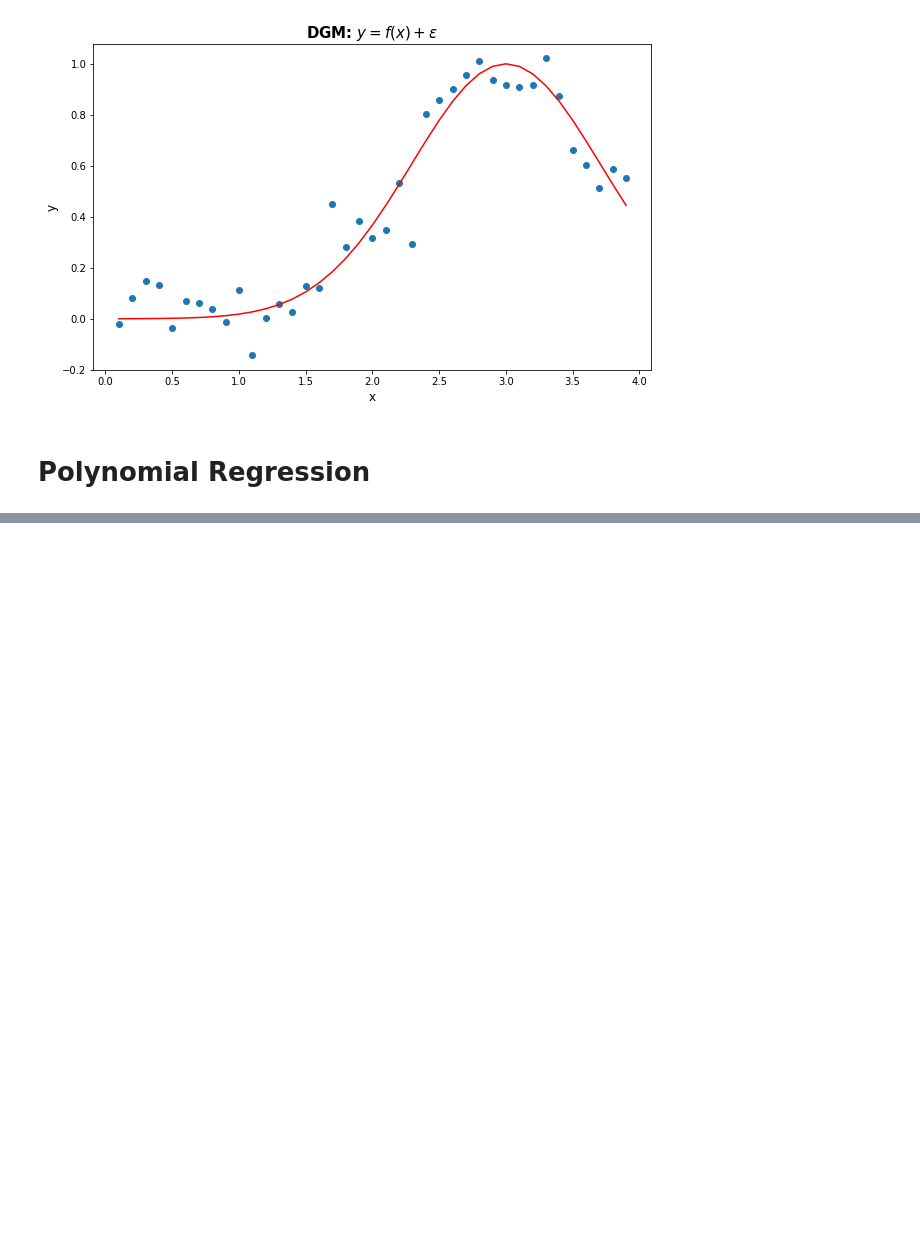
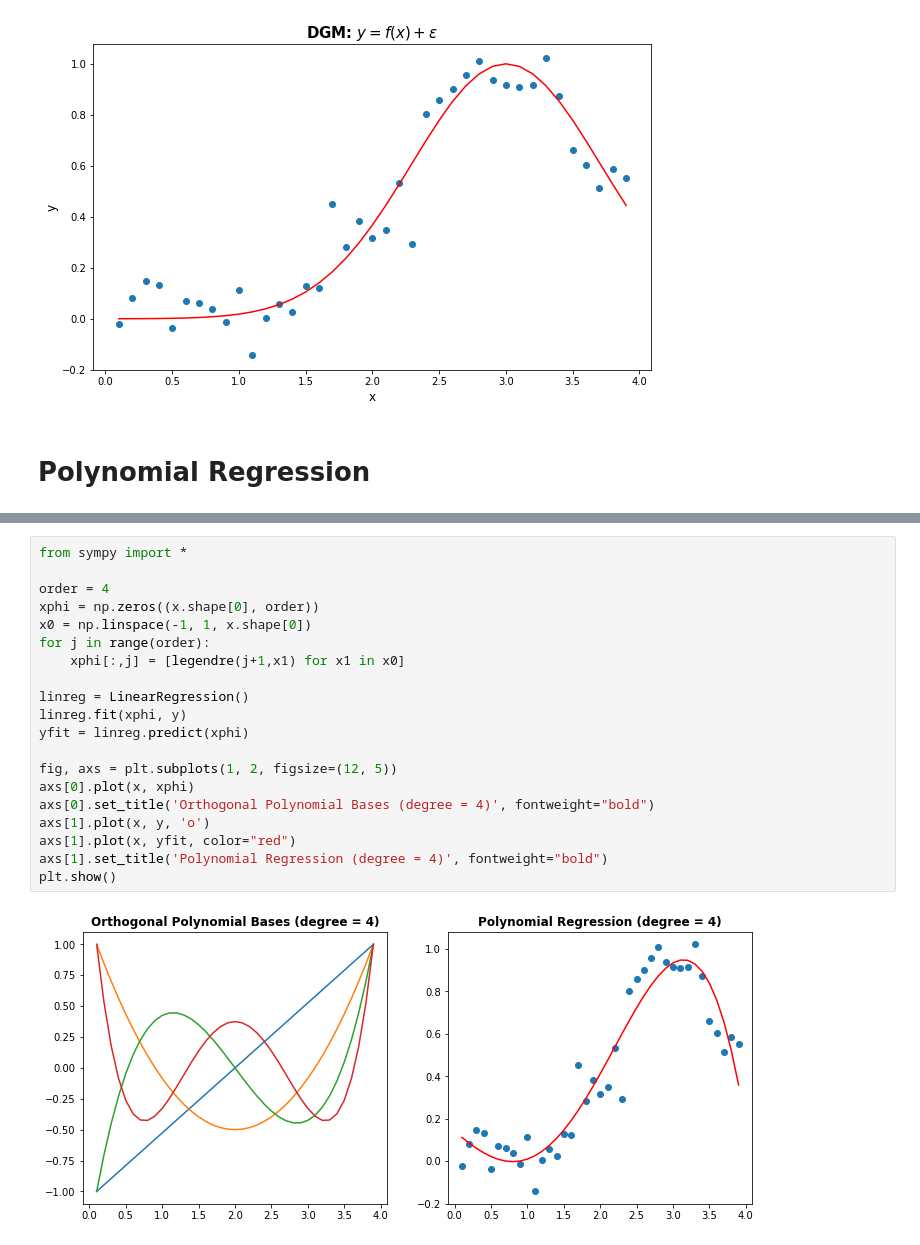
Before and after one commit to anhnguyendepocen/Stat3612, a Jupyter notebook: Lecture4/Lecture4 Basis Expansion.ipynb, the cells around one changed output, grey strips where cells are left out. Cells and saved outputs as stored; diff of their text form; blank space fills up the shorter version.

```diff
--- a/Lecture4/Lecture4 Basis Expansion.ipynb
+++ b/Lecture4/Lecture4 Basis Expansion.ipynb
@@ -86,0 +71,22 @@ plt.show()
+# %%
+from sympy import *
+
+order = 4
+xphi = np.zeros((x.shape[0], order))
+x0 = np.linspace(-1, 1, x.shape[0])
+for j in range(order):
+    xphi[:,j] = [legendre(j+1,x1) for x1 in x0]
+
+linreg = LinearRegression()
+linreg.fit(xphi, y)
+yfit = linreg.predict(xphi)
+
+fig, axs = plt.subplots(1, 2, figsize=(12, 5))
+axs[0].plot(x, xphi)
+axs[0].set_title('Orthogonal Polynomial Bases (degree = 4)', fontweight="bold")
+axs[1].plot(x, y, 'o')
+axs[1].plot(x, yfit, color="red")
+axs[1].set_title('Polynomial Regression (degree = 4)', fontweight="bold")
+plt.show()
+# %% [output]
+[figure, added]
```
Also changed, not shown: parts of 9 cells of this notebook.
